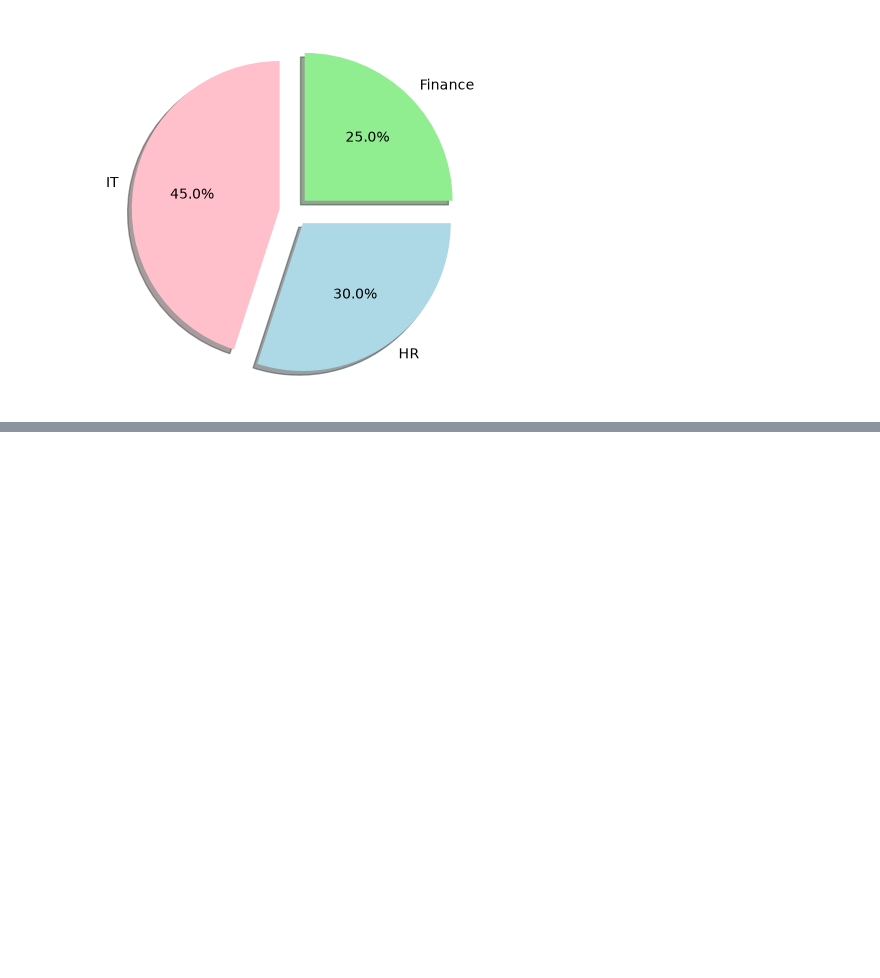
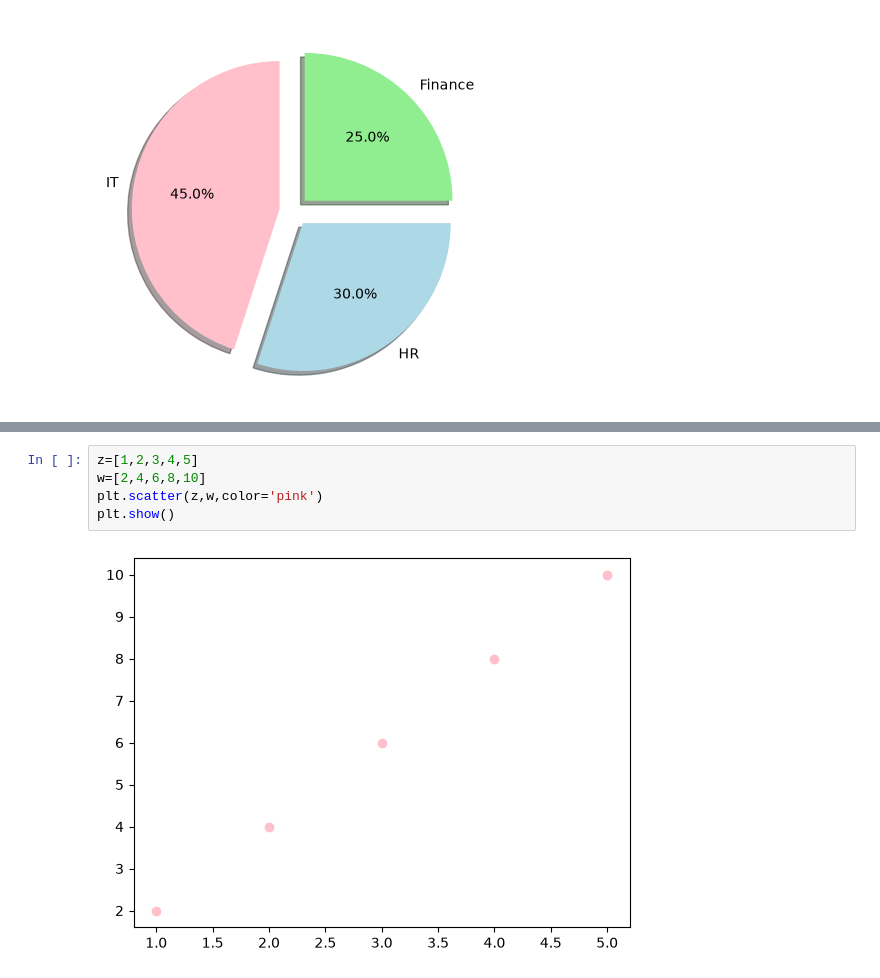
Before and after one commit to khushbu9119/Matplotlib, a Jupyter notebook: learning.ipynb, the cells around one changed output, grey strips where cells are left out. Saved outputs shown, nothing was run; the diff lists cells and outputs as text; blank space fills up the shorter version.

Commit message:
learning about plots

```diff
--- a/learning.ipynb
+++ b/learning.ipynb
@@ -100,0 +124,7 @@ plt.show()
+# %%
+z=[1,2,3,4,5]
+w=[2,4,6,8,10]
+plt.scatter(z,w,color='pink')
+plt.show()
+# %% [output]
+[figure, added]
```
Also changed, not shown: parts of 2 cells of this notebook.
